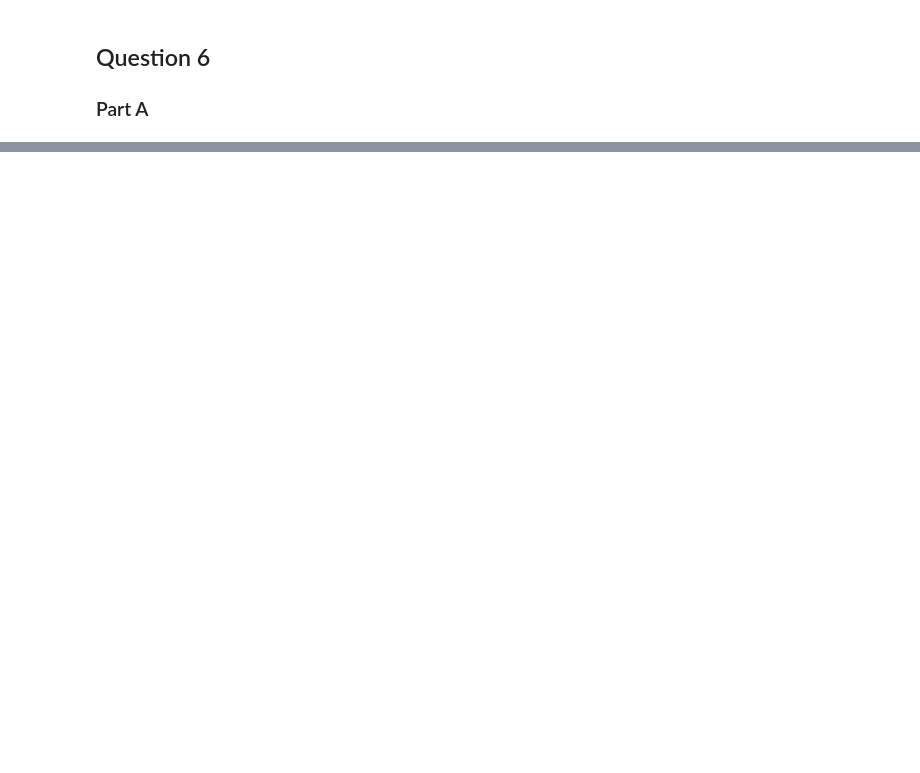
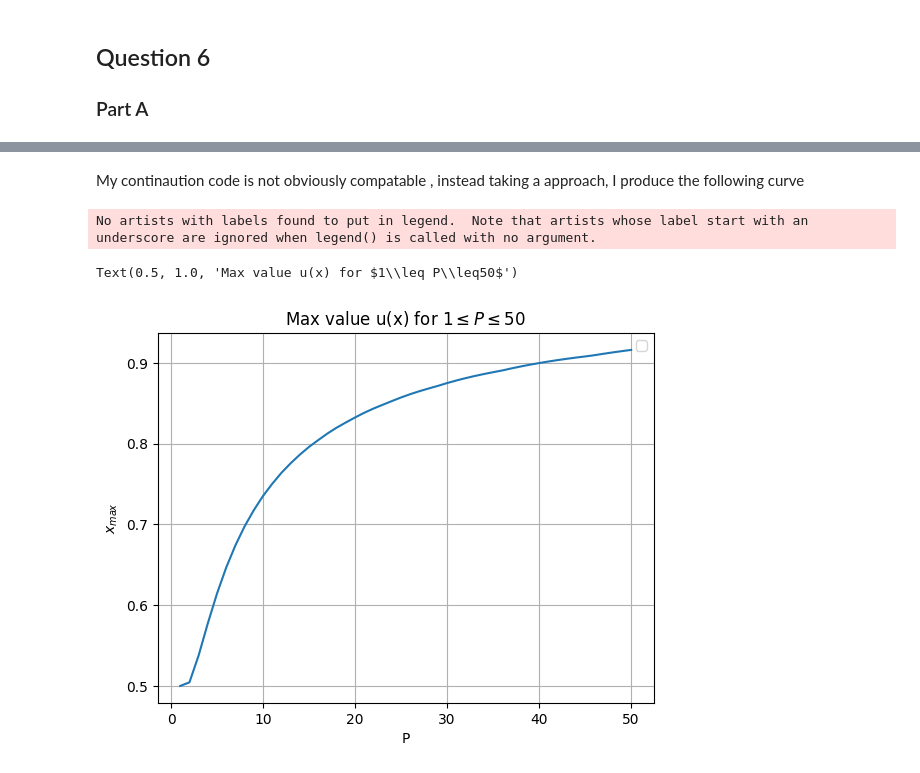
Before and after one commit to LudoOliver/emat30008, a Jupyter notebook: SciCompDemos.ipynb, the cells around one changed output, grey strips where cells are left out. Saved outputs shown, nothing was run; the diff lists cells and outputs as text; code cells hidden in the pictures; blank space fills up the shorter version.

```diff
--- a/SciCompDemos.ipynb
+++ b/SciCompDemos.ipynb
@@ -420,0 +460,22 @@ plt.plot(QuestionSixSourceTerm(x,u))
+# %% [markdown]
+My continaution code is not obviously compatable , instead taking a approach, I produce the following curve
+# %%
+ParameterValues = np.linspace(1,50)
+MaxValue = np.zeros(len(ParameterValues))
+for i,j in enumerate(ParameterValues):
+    CurrentSourceTerm = lambda x,u : QuestionSixSourceTerm(x,u,Peclet=j)
+    X,U = FiniteDifferences.FiniteDifferences(LeftBC=LeftBC,LeftBCLocation=0,
+                                                RightBC=RightBC,RightBCLocation=1,
+                                                NPoints=81,
+                                                Reaction=CurrentSourceTerm)
+    MaxValue[i] = U.max()
+plt.plot(ParameterValues,MaxValue)
+plt.legend()
+plt.grid()
+plt.xlabel("P")
+plt.ylabel("$x_{max}$")
+plt.title(f"Max value u(x) for $1\leq P\leq50$")
+# %% [output]
+No artists with labels found to put in legend.  Note that artists whose label start with an underscore are ignored when legend() is called with no argument.
+Text(0.5, 1.0, 'Max value u(x) for $1\\leq P\\leq50$')
+[figure, added]
```
Also changed, not shown: parts of 16 cells of this notebook, 1 other file.
